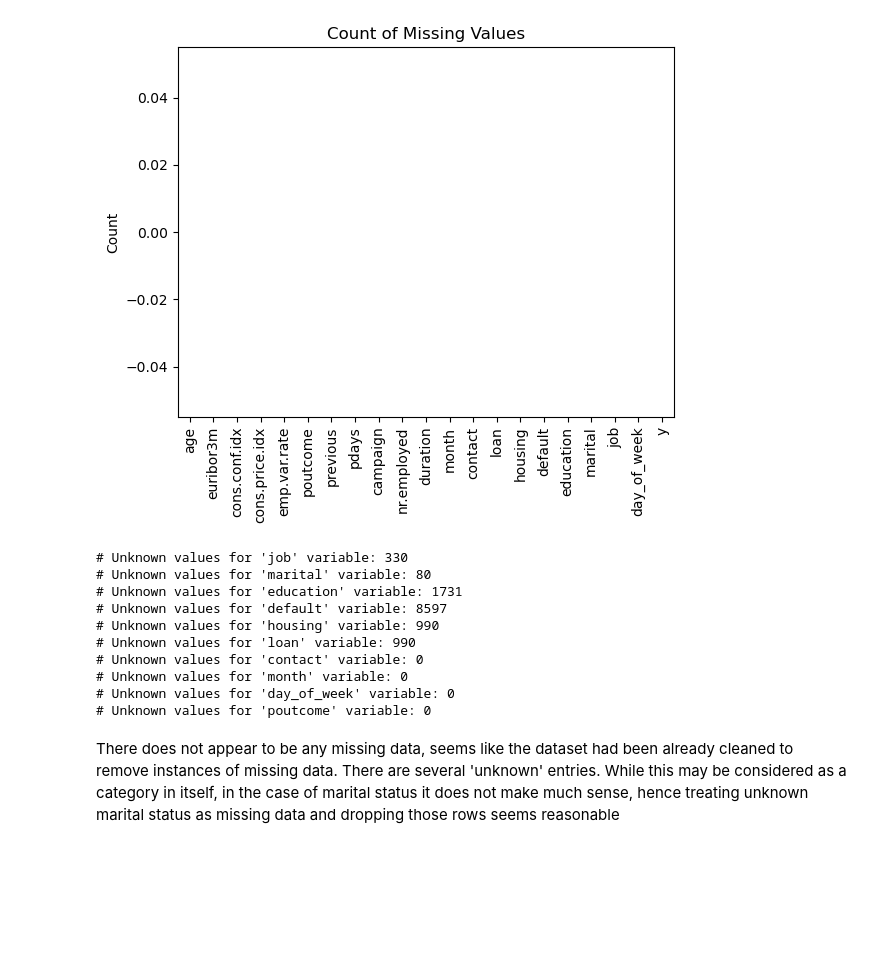
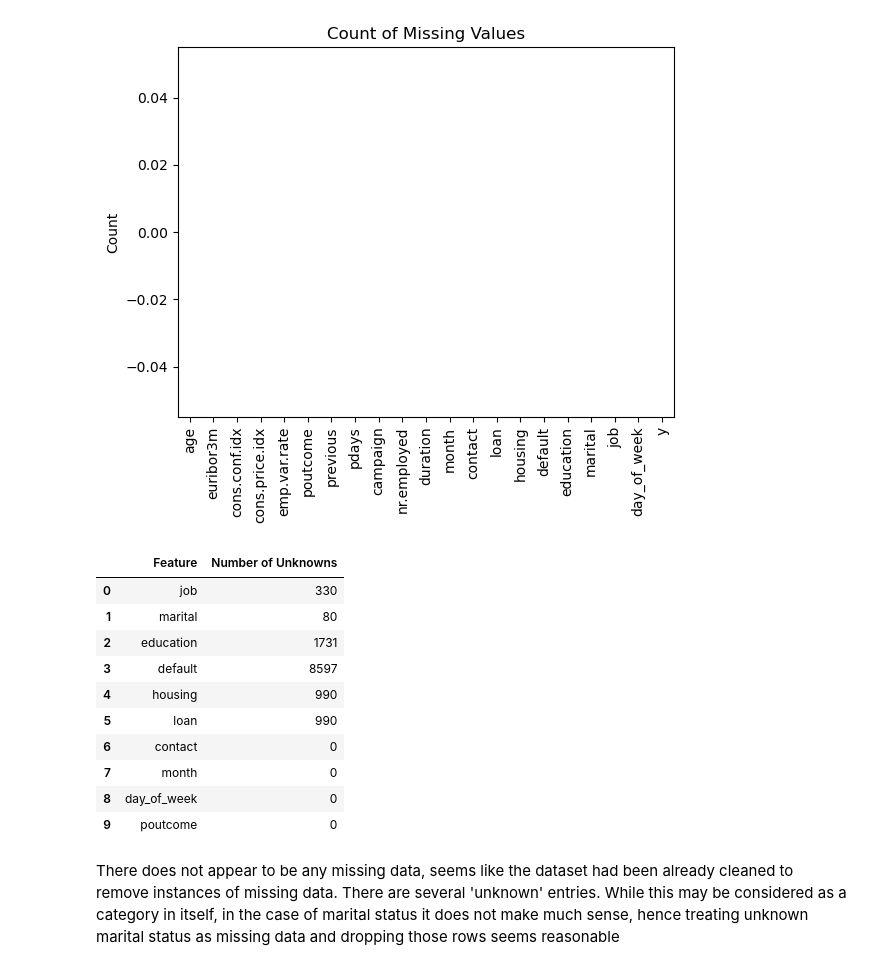
Before and after one commit to SubhamGhosh12/UC_Berkeley_AI_ML, a Jupyter notebook: Practical Application Assignment 17.1/prompt_IIISG.ipynb, the cells around one changed output. Drawn from its saved outputs; the diff is of its cells as text; code cells hidden in the pictures; blank space fills up the shorter version.

```diff
--- a/Practical Application Assignment 17.1/prompt_IIISG.ipynb
+++ b/Practical Application Assignment 17.1/prompt_IIISG.ipynb
@@ -95,28 +95,29 @@ ax.set_ylabel('Count')
 # %% [output]
 Text(0, 0.5, 'Count')
 [figure]
-# %%
-print("# Unknown values for 'job' variable: {0}".format(len(df.loc[df['job'] == "unknown"])))
-print("# Unknown values for 'marital' variable: {0}".format(len(df.loc[df['marital'] == "unknown"])))
-print("# Unknown values for 'education' variable: {0}".format(len(df.loc[df['education'] == "unknown"])))
-print("# Unknown values for 'default' variable: {0}".format(len(df.loc[df['default'] == "unknown"])))
-print("# Unknown values for 'housing' variable: {0}".format(len(df.loc[df['housing'] == "unknown"])))
-print("# Unknown values for 'loan' variable: {0}".format(len(df.loc[df['loan'] == "unknown"])))
-print("# Unknown values for 'contact' variable: {0}".format(len(df.loc[df['contact'] == "unknown"])))
-print("# Unknown values for 'month' variable: {0}".format(len(df.loc[df['month'] == "unknown"])))
-print("# Unknown values for 'day_of_week' variable: {0}".format(len(df.loc[df['day_of_week'] == "unknown"])))
-print("# Unknown values for 'poutcome' variable: {0}".format(len(df.loc[df['poutcome'] == "unknown"])))
-# %% [output]
-# Unknown values for 'job' variable: 330
-# Unknown values for 'marital' variable: 80
-# Unknown values for 'education' variable: 1731
-# Unknown values for 'default' variable: 8597
-# Unknown values for 'housing' variable: 990
-# Unknown values for 'loan' variable: 990
-# Unknown values for 'contact' variable: 0
-# Unknown values for 'month' variable: 0
-# Unknown values for 'day_of_week' variable: 0
-# Unknown values for 'poutcome' variable: 0
+# %%
+#checking for number of entries recorded as 'unknown' in the different categorical features
+feat_list = ['job','marital','education','default','housing','loan','contact','month','day_of_week','poutcome']
+number_of_unknowns=[]
+for feature in feat_list:
+    number_of_unknowns.append(len(df.loc[df[feature] == "unknown"]))
+
+
+df_number_of_unknowns = pd.DataFrame({'Feature': feat_list, 'Number of Unknowns':number_of_unknowns})
+
+df_number_of_unknowns
+# %% [output]
+|  | Feature | Number of Unknowns |
+| 0 | job | 330 |
+| 1 | marital | 80 |
+| 2 | education | 1731 |
+| 3 | default | 8597 |
+| 4 | housing | 990 |
+| 5 | loan | 990 |
+| 6 | contact | 0 |
+| 7 | month | 0 |
+| 8 | day_of_week | 0 |
+| 9 | poutcome | 0 |
 # %% [markdown]
 There does not appear to be any missing data, seems like the dataset had been already cleaned to remove instances of missing data. There are several 'unknown' entries. While this may be considered as a category in itself, in the case of marital status it does not make much sense, hence treating unknown marital status as missing data and dropping those rows seems reasonable
 # %%
```
Also changed, not shown: parts of 1 cell of this notebook.
